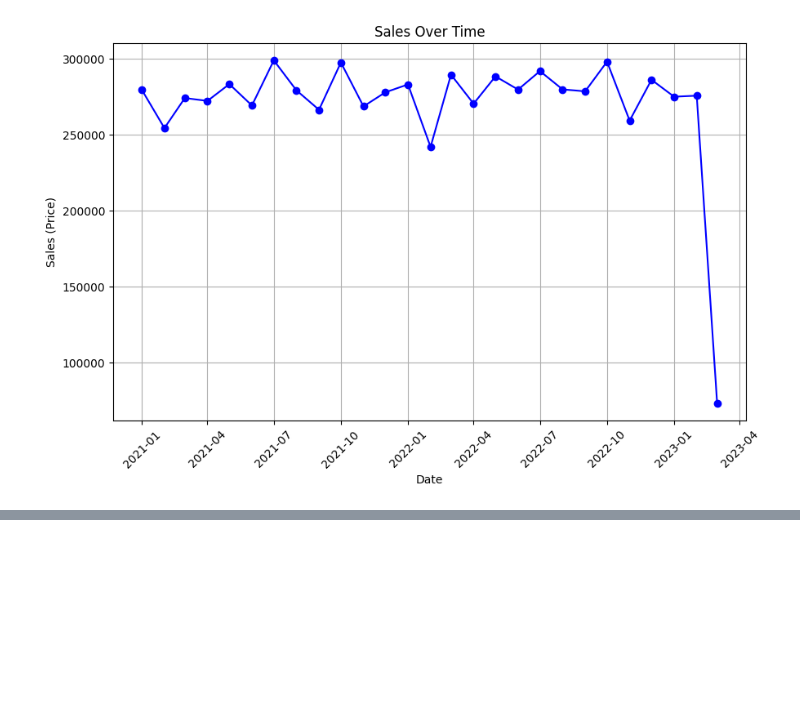
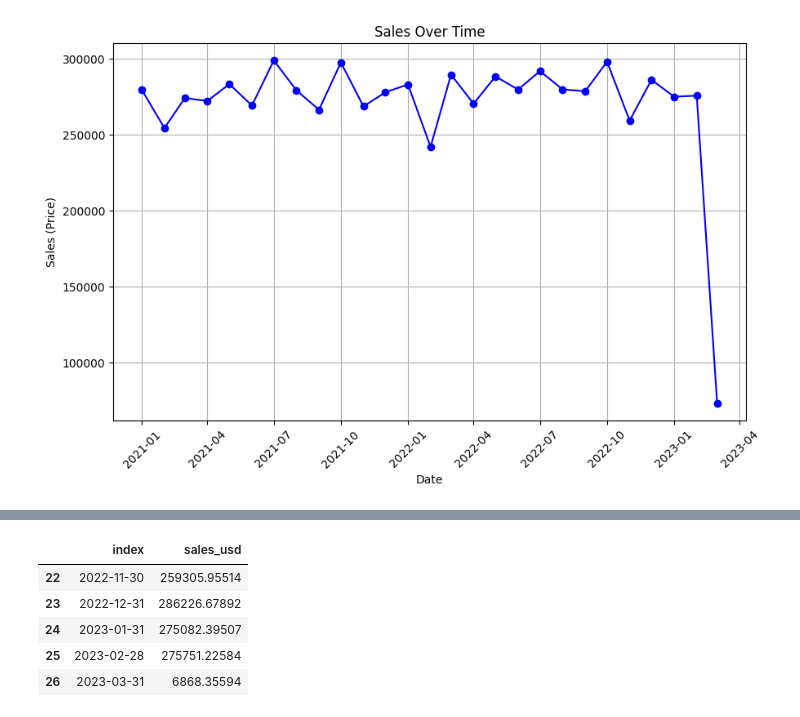
Before and after one commit to adittyakamalm/DA_Sales, a Jupyter notebook: forecast.ipynb, the cells around one changed output, grey strips where cells are left out. Saved outputs shown, nothing was run; the diff lists cells and outputs as text; code cells hidden in the pictures; blank space fills up the shorter version.

```diff
--- a/forecast.ipynb
+++ b/forecast.ipynb
@@ -155,0 +205,9 @@ train_data = data[data['ds'] <= '2022-12-31']
+# %%
+monthly_df.tail()
+# %% [output]
+|  | index | sales_usd |
+| 22 | 2022-11-30 | 259305.95514 |
+| 23 | 2022-12-31 | 286226.67892 |
+| 24 | 2023-01-31 | 275082.39507 |
+| 25 | 2023-02-28 | 275751.22584 |
+| 26 | 2023-03-31 | 6868.35594 |
```
Also changed, not shown: parts of 29 cells of this notebook, 1 other file.
